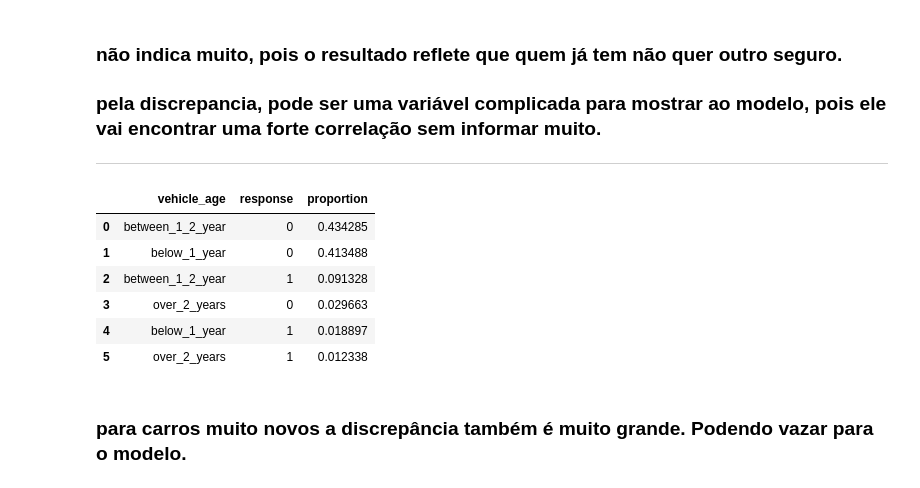
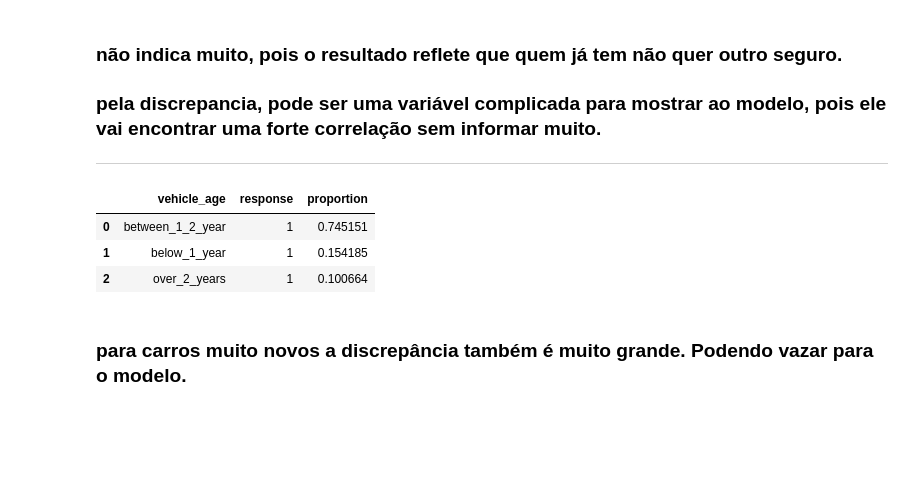
Before and after one commit to julianonicoletti/health_insurance_app, a Jupyter notebook: notebooks/notebook1.ipynb, the cells around one changed output. Drawn from its saved outputs; the diff is of its cells as text; code cells hidden in the pictures; blank space fills up the shorter version.

```diff
--- a/notebooks/notebook1.ipynb
+++ b/notebooks/notebook1.ipynb
@@ -73,7 +79,7 @@ def metrics(model_name,precision_at_k,recall_at_k,roc_auc):
 # %% [markdown]
 # Load Datasets
 # %%
-df = pd.read_csv('/home/junicoletti/cds/health_insurance_classi/insurance_health_class/data/raw/train.csv')
+df = pd.read_csv('../data/train/train.csv')
 
 df.head()
 # %% [output]
@@ -262,15 +288,13 @@ pd.crosstab(df2['previously_insured'], df2['response'])
 ---
 # %%
 #vehicle_age
-df2[['vehicle_age', 'response']].value_counts(normalize=True).reset_index()
+filtered_df = df2[df2['response'] == 1]
+filtered_df[['vehicle_age', 'response']].value_counts(normalize=True).reset_index()
 # %% [output]
 |  | vehicle_age | response | proportion |
-| 0 | between_1_2_year | 0 | 0.434285 |
-| 1 | below_1_year | 0 | 0.413488 |
-| 2 | between_1_2_year | 1 | 0.091328 |
-| 3 | over_2_years | 0 | 0.029663 |
-| 4 | below_1_year | 1 | 0.018897 |
-| 5 | over_2_years | 1 | 0.012338 |
+| 0 | between_1_2_year | 1 | 0.745151 |
+| 1 | below_1_year | 1 | 0.154185 |
+| 2 | over_2_years | 1 | 0.100664 |
 # %% [markdown]
 ### para carros muito novos a discrepância também é muito grande. Podendo vazar para o modelo.
 # %%
```
Also changed, not shown: parts of 21 cells of this notebook, 20 other files.
